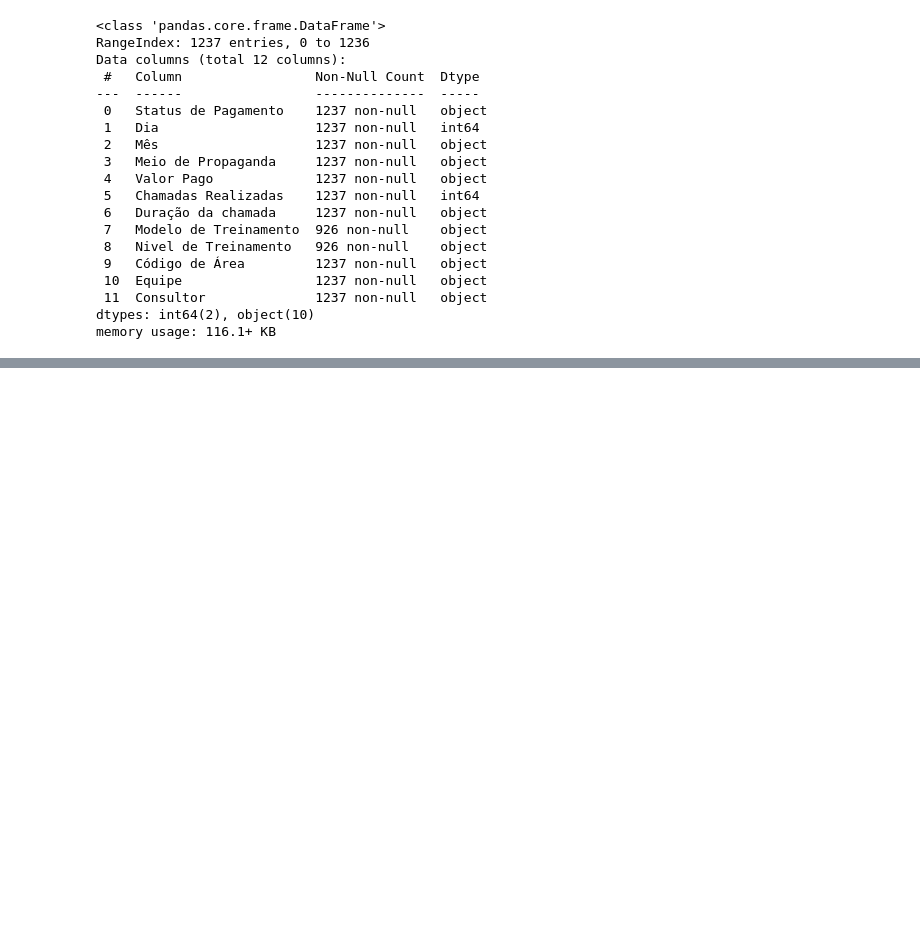
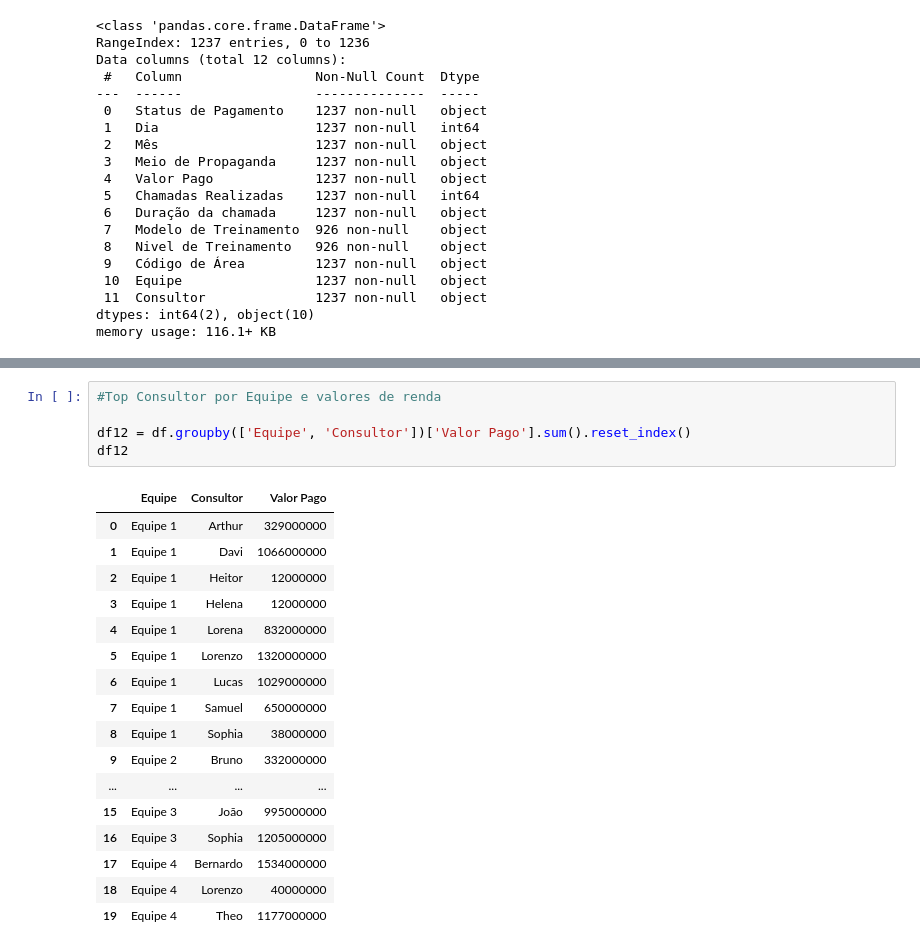
Before and after one commit to alexclemente1985/AsimovAcademy, a Jupyter notebook: modulo_7_sales/graphics.ipynb, the cells around one changed output, grey strips where cells are left out. Saved outputs shown, nothing was run; the diff lists cells and outputs as text; blank space fills up the shorter version.

```diff
--- a/modulo_7_sales/graphics.ipynb
+++ b/modulo_7_sales/graphics.ipynb
@@ -112,0 +409,23 @@ memory usage: 116.1+ KB
+# %%
+#Top Consultor por Equipe e valores de renda
+
+df12 = df.groupby(['Equipe', 'Consultor'])['Valor Pago'].sum().reset_index()
+df12
+# %% [output]
+|  | Equipe | Consultor | Valor Pago |
+| 0 | Equipe 1 | Arthur | 329000000 |
+| 1 | Equipe 1 | Davi | 1066000000 |
+| 2 | Equipe 1 | Heitor | 12000000 |
+| 3 | Equipe 1 | Helena | 12000000 |
+| 4 | Equipe 1 | Lorena | 832000000 |
+| 5 | Equipe 1 | Lorenzo | 1320000000 |
+| 6 | Equipe 1 | Lucas | 1029000000 |
+| 7 | Equipe 1 | Samuel | 650000000 |
+| 8 | Equipe 1 | Sophia | 38000000 |
+| 9 | Equipe 2 | Bruno | 332000000 |
+| ... | ... | ... | ... |
+| 15 | Equipe 3 | João | 995000000 |
+| 16 | Equipe 3 | Sophia | 1205000000 |
+| 17 | Equipe 4 | Bernardo | 1534000000 |
+| 18 | Equipe 4 | Lorenzo | 40000000 |
+| 19 | Equipe 4 | Theo | 1177000000 |
```
Also changed, not shown: parts of 29 cells of this notebook, 8 other files.
